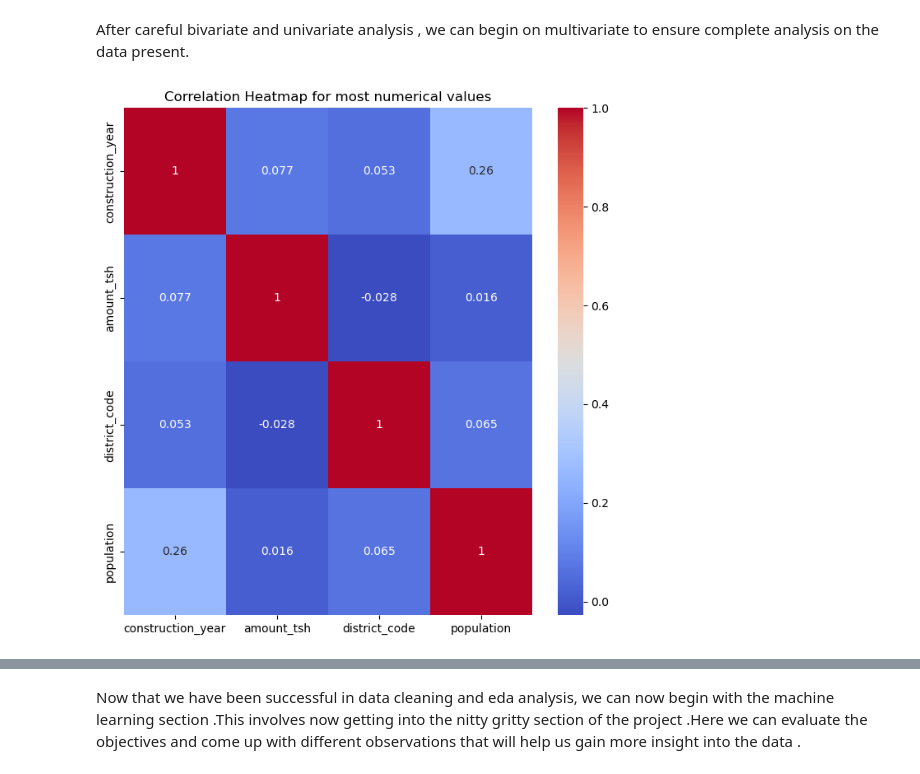
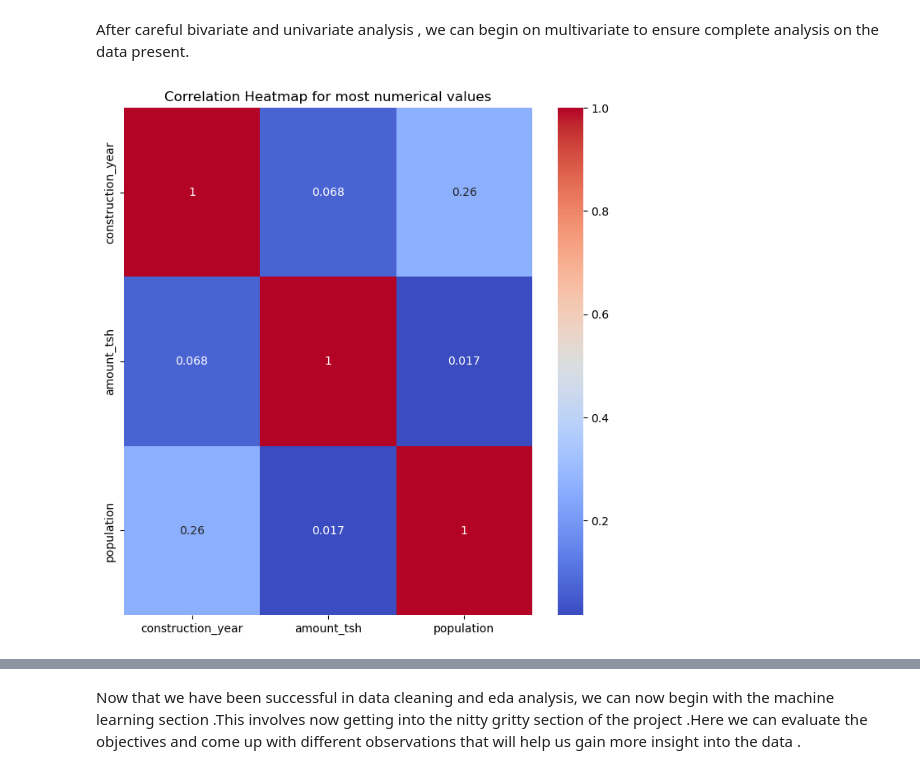
Before and after one commit to Rayez634/Project3, a Jupyter notebook: Water_supply.ipynb, the cells around one changed output, grey strips where cells are left out. Saved outputs shown, nothing was run; the diff lists cells and outputs as text; code cells hidden in the pictures.

```diff
--- a/Water_supply.ipynb
+++ b/Water_supply.ipynb
@@ -353,13 +371,13 @@ print(grouped)
 After careful bivariate and univariate analysis , we can begin on multivariate to ensure complete analysis on the data present.
 # %%
 #for the numerical details , we will use a correlation heatmap
-correlation_matrix = df_filtered[['construction_year', 'amount_tsh','district_code','population']].corr()
+correlation_matrix = df_filtered[['construction_year', 'amount_tsh','population']].corr()
 plt.figure(figsize=(8, 8))
 sns.heatmap(correlation_matrix, annot=True, cmap='coolwarm')
 plt.title('Correlation Heatmap for most numerical values')
 plt.show()
 # %% [output]
-[figure, old version]
+[figure, new version]
 # %%
 # check the target variable against continous data values
 fig, axes = plt.subplots(nrows=2, ncols=2, figsize=(10, 10))
```
Also changed, not shown: parts of 18 cells of this notebook, 1 other file.
